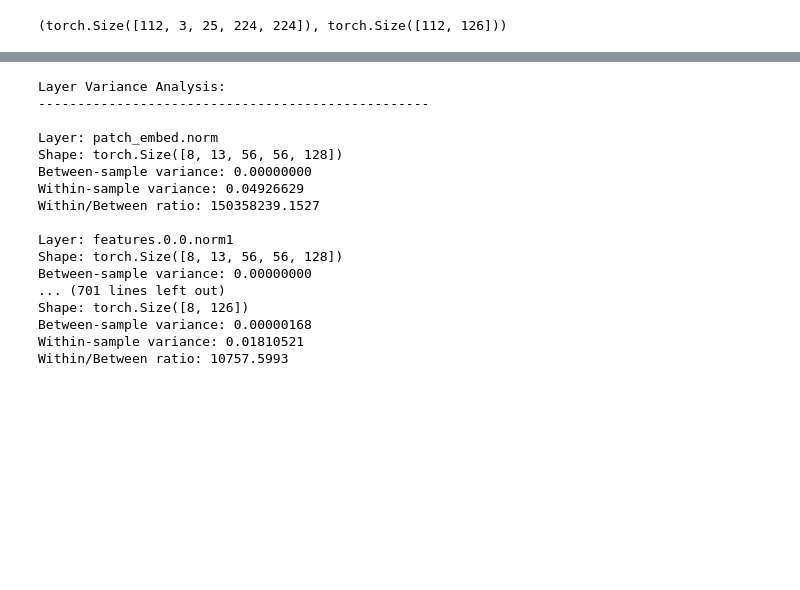
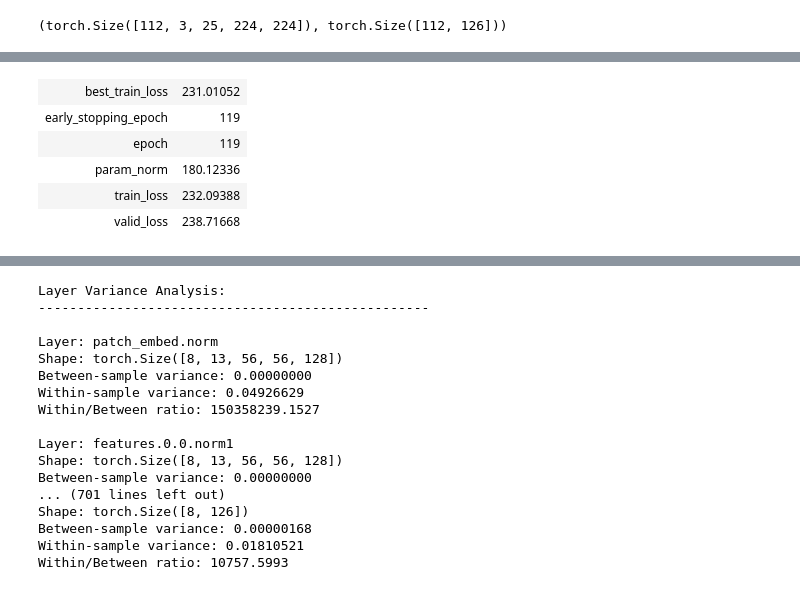
Before and after one commit to nanduruganesh/SwinTransformer, a Jupyter notebook: Ganesh_Experiments/Swin3D.ipynb, the cells around one changed output, grey strips where cells are left out. Cells and saved outputs as stored; diff of their text form; code cells hidden in the pictures; blank space fills up the shorter version.

```diff
--- a/Ganesh_Experiments/Swin3D.ipynb
+++ b/Ganesh_Experiments/Swin3D.ipynb
@@ -28,7 +35,7 @@ X.shape, Y.shape
 class TOCDataset(Dataset):
     def __init__(self, X, Y):
         """
-        X: torch.Tensor of shape (N, 25, 80, 80) - videos
+        X: torch.Tensor of shape (N, 25, 224, 224) - videos
         Y: torch.Tensor of shape (N, 126) - target curves
         """
         self.X = X
@@ -38,12 +45,7 @@ class TOCDataset(Dataset):
         return len(self.X)
 
     def __getitem__(self, idx):
-        # Desired shape: ([B C T H W]):
-        # Shape: (batch_size, 3, 25, 224, 224)
-        # Expand to 3 channels by repeating along the channel dimension
-        #video = self.X[idx].unsqueeze(0).repeat(3, 1, 1, 1)
         video = self.X[idx]
-        #video = video.unsqueeze(0)
         curve = self.Y[idx]
         return video, curve
 # %%
@@ -95,13 +102,4 @@ model.head[-1].apply(init_final_layer)
 # %%
-# Loss function, optimizer, scheduler
+# Loss function, optimizer
 criterion = nn.MSELoss()  # Use MSELoss for regression
-
-optimizer = optim.Adam(model.parameters(), lr=1e-4, weight_decay=0.01)
-
-scheduler = torch.optim.lr_scheduler.ReduceLROnPlateau(
-    optimizer,
-    mode='min',
-    factor=0.5,
-    patience=5,
-    #verbose=True
-)
+optimizer = optim.Adam(model.parameters(), lr=1e-4)
@@ -120,13 +106,35 @@ def regularized_loss(outputs, targets, model):
 # %%
-# Training loop
+# Initialize W&B
+wandb.init(
+    project="MLIA",  # Replace with your W&B project name
+    name="SwinFrozen",
+    config={
+        "learning_rate": optimizer.param_groups[0]['lr'],
+        # READ: Max_norm was used for gradient clipping, but we found it ineffective
+        #"max_norm": 0.5,
+        "num_epochs": 500,
+        "patience": 15,
+    },
+)
+config = wandb.config
+
 # Early stopping setup
-
-patience = 5
-best_train_loss = float('inf')
+patience = config.patience
+best_train_loss = float("inf")
 patience_counter = 0
 best_model_weights = None
 
-num_epochs = 500
+# Function to calculate parameter norm
+def calculate_param_norm(model, norm_type=2):
+    total_norm = 0.0
+    for param in model.parameters():
+        if param.requires_grad:
+            param_norm = param.norm(norm_type)
+            total_norm += param_norm.item() ** norm_type
+    return total_norm ** (1.0 / norm_type)
+
+# Training loop
+num_epochs = config.num_epochs
 for epoch in range(num_epochs):
     model.train()
     total_loss = 0
@@ -143,32 +151,58 @@ for epoch in range(num_epochs):
         loss.backward()
 
         # Clip gradients
-        torch.nn.utils.clip_grad_norm_(model.parameters(), max_norm=0.5)
+        #torch.nn.utils.clip_grad_norm_(model.parameters(), max_norm=config.max_norm)
 
         optimizer.step()
 
-        # In training loop
-        loss = regularized_loss(outputs, curves, model)
         total_loss += loss.item()
 
     avg_train_loss = total_loss / len(train_loader)
-    scheduler.step(avg_train_loss)
+
+    model.eval()
+    valid_loss = 0
+    with torch.no_grad():
+        for inputs, labels in test_loader:
+            inputs = inputs.to(device)
+            labels = labels.to(device)
+            outputs = model(inputs)
+            valid_loss += criterion(outputs, labels).item()
+    avg_valid_loss = valid_loss / len(test_loader)
+    model.train()
+
+    # Calculate parameter norm
+    param_norm = calculate_param_norm(model)
+
+    # Log metrics to W&B
+    wandb.log({
+        "epoch": epoch + 1,
+        "train_loss": avg_train_loss,
+        "valid_loss": avg_valid_loss,
+        "param_norm": param_norm,  # Log parameter norm
+    })
 
     # Early stopping logic
     if avg_train_loss < best_train_loss:
         best_train_loss = avg_train_loss
         patience_counter = 0
         best_model_weights = model.state_dict()  # Save the best model weights
+        # Save best model to W&B
+        wandb.run.summary["best_train_loss"] = best_train_loss
     else:
         patience_counter += 1
         if patience_counter >= patience:
             print(f"Early stopping triggered. Validation loss did not improve for {patience} epochs.")
+            wandb.run.summary["early_stopping_epoch"] = epoch + 1
             break
 
+    # Print progress every 5 epochs
     if epoch % 5 == 0:
-        print(f"Epoch {epoch}/{num_epochs} loss: {avg_train_loss: .4f}")
+        print(f"Epoch {epoch}/{num_epochs} - Train Loss: {avg_train_loss:.4f}, Param Norm: {param_norm:.4f}")
 
+# Restore the best model weights after training
 if best_model_weights is not None:
     model.load_state_dict(best_model_weights)
     print("Restored the best model weights.")
+
+wandb.finish()
 # %% [output]
@@ -177,0 +240,6 @@ Epoch 10/500 loss:  109.1992
+| best_train_loss | 231.01052 |
+| early_stopping_epoch | 119 |
+| epoch | 119 |
+| param_norm | 180.12336 |
+| train_loss | 232.09388 |
+| valid_loss | 238.71668 |
```
Also changed, not shown: parts of 22 cells of this notebook, 2 other files.
